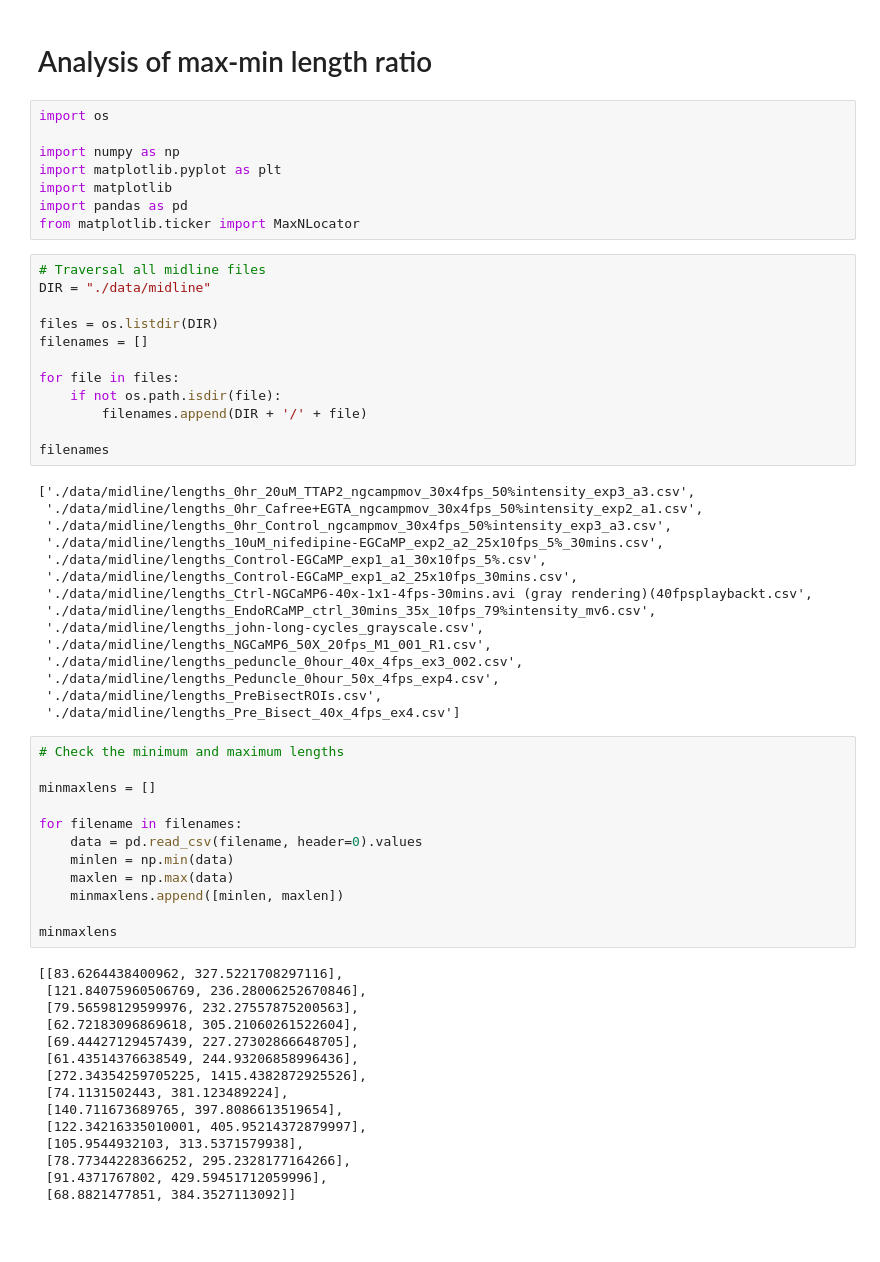
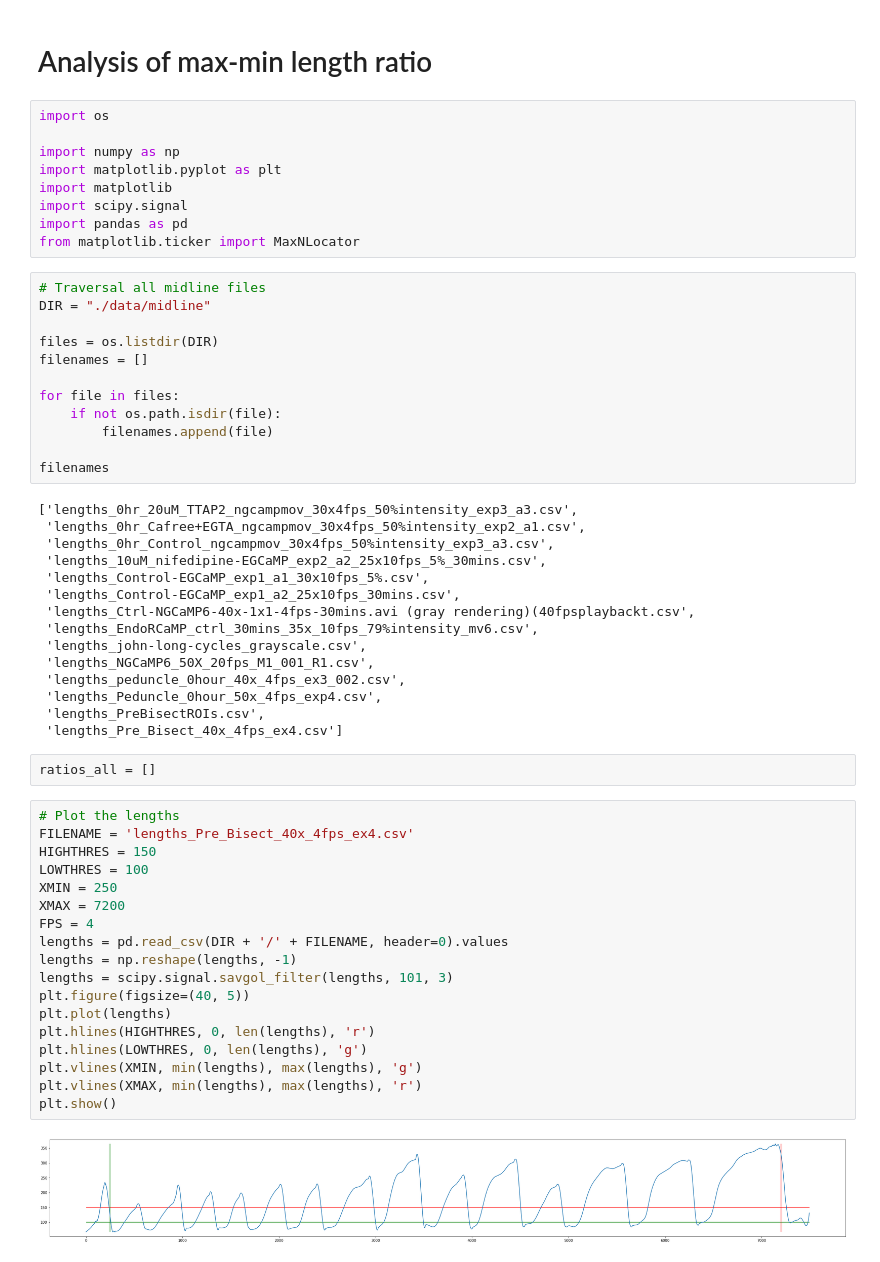
Before and after one commit to hengjiwang/hydracv, a Jupyter notebook: hydracv/length_ratio.ipynb, the cells around one changed output. Cells and saved outputs as stored; diff of their text form; blank space fills up the shorter version.

Commit message:
Improved length_ratio.ipynb

```diff
--- a/hydracv/length_ratio.ipynb
+++ b/hydracv/length_ratio.ipynb
@@ -6,6 +6,7 @@ import os
 import numpy as np
 import matplotlib.pyplot as plt
 import matplotlib
+import scipy.signal
 import pandas as pd
 from matplotlib.ticker import MaxNLocator
 # %%
@@ -17,48 +18,43 @@ filenames = []
 
 for file in files:
     if not os.path.isdir(file):
-        filenames.append(DIR + '/' + file)
+        filenames.append(file)
 
 filenames
 # %% [output]
-['./data/midline/lengths_0hr_20uM_TTAP2_ngcampmov_30x4fps_50%intensity_exp3_a3.csv',
- './data/midline/lengths_0hr_Cafree+EGTA_ngcampmov_30x4fps_50%intensity_exp2_a1.csv',
- './data/midline/lengths_0hr_Control_ngcampmov_30x4fps_50%intensity_exp3_a3.csv',
- './data/midline/lengths_10uM_nifedipine-EGCaMP_exp2_a2_25x10fps_5%_30mins.csv',
- './data/midline/lengths_Control-EGCaMP_exp1_a1_30x10fps_5%.csv',
- './data/midline/lengths_Control-EGCaMP_exp1_a2_25x10fps_30mins.csv',
- './data/midline/lengths_Ctrl-NGCaMP6-40x-1x1-4fps-30mins.avi (gray rendering)(40fpsplaybackt.csv',
- './data/midline/lengths_EndoRCaMP_ctrl_30mins_35x_10fps_79%intensity_mv6.csv',
- './data/midline/lengths_john-long-cycles_grayscale.csv',
- './data/midline/lengths_NGCaMP6_50X_20fps_M1_001_R1.csv',
- './data/midline/lengths_peduncle_0hour_40x_4fps_ex3_002.csv',
- './data/midline/lengths_Peduncle_0hour_50x_4fps_exp4.csv',
- './data/midline/lengths_PreBisectROIs.csv',
- './data/midline/lengths_Pre_Bisect_40x_4fps_ex4.csv']
+['lengths_0hr_20uM_TTAP2_ngcampmov_30x4fps_50%intensity_exp3_a3.csv',
+ 'lengths_0hr_Cafree+EGTA_ngcampmov_30x4fps_50%intensity_exp2_a1.csv',
+ 'lengths_0hr_Control_ngcampmov_30x4fps_50%intensity_exp3_a3.csv',
+ 'lengths_10uM_nifedipine-EGCaMP_exp2_a2_25x10fps_5%_30mins.csv',
+ 'lengths_Control-EGCaMP_exp1_a1_30x10fps_5%.csv',
+ 'lengths_Control-EGCaMP_exp1_a2_25x10fps_30mins.csv',
+ 'lengths_Ctrl-NGCaMP6-40x-1x1-4fps-30mins.avi (gray rendering)(40fpsplaybackt.csv',
+ 'lengths_EndoRCaMP_ctrl_30mins_35x_10fps_79%intensity_mv6.csv',
+ 'lengths_john-long-cycles_grayscale.csv',
+ 'lengths_NGCaMP6_50X_20fps_M1_001_R1.csv',
+ 'lengths_peduncle_0hour_40x_4fps_ex3_002.csv',
+ 'lengths_Peduncle_0hour_50x_4fps_exp4.csv',
+ 'lengths_PreBisectROIs.csv',
+ 'lengths_Pre_Bisect_40x_4fps_ex4.csv']
-# %%
-# Check the minimum and maximum lengths
-
-minmaxlens = []
-
-for filename in filenames:
-    data = pd.read_csv(filename, header=0).values
-    minlen = np.min(data)
-    maxlen = np.max(data)
-    minmaxlens.append([minlen, maxlen])
-
-minmaxlens
-# %% [output]
-[[83.6264438400962, 327.5221708297116],
- [121.84075960506769, 236.28006252670846],
- [79.56598129599976, 232.27557875200563],
- [62.72183096869618, 305.21060261522604],
- [69.44427129457439, 227.27302866648705],
- [61.43514376638549, 244.93206858996436],
- [272.34354259705225, 1415.4382872925526],
- [74.1131502443, 381.123489224],
- [140.711673689765, 397.8086613519654],
- [122.34216335010001, 405.95214372879997],
- [105.9544932103, 313.5371579938],
- [78.77344228366252, 295.2328177164266],
- [91.4371767802, 429.59451712059996],
- [68.8821477851, 384.3527113092]]
+# %%
+ratios_all = []
+# %%
+# Plot the lengths
+FILENAME = 'lengths_Pre_Bisect_40x_4fps_ex4.csv'
+HIGHTHRES = 150
+LOWTHRES = 100
+XMIN = 250
+XMAX = 7200
+FPS = 4
+lengths = pd.read_csv(DIR + '/' + FILENAME, header=0).values
+lengths = np.reshape(lengths, -1)
+lengths = scipy.signal.savgol_filter(lengths, 101, 3)
+plt.figure(figsize=(40, 5))
+plt.plot(lengths)
+plt.hlines(HIGHTHRES, 0, len(lengths), 'r')
+plt.hlines(LOWTHRES, 0, len(lengths), 'g')
+plt.vlines(XMIN, min(lengths), max(lengths), 'g')
+plt.vlines(XMAX, min(lengths), max(lengths), 'r')
+plt.show()
+# %% [output]
+[figure, added]
```
Also changed, not shown: parts of 11 cells of this notebook, 2 other files.
